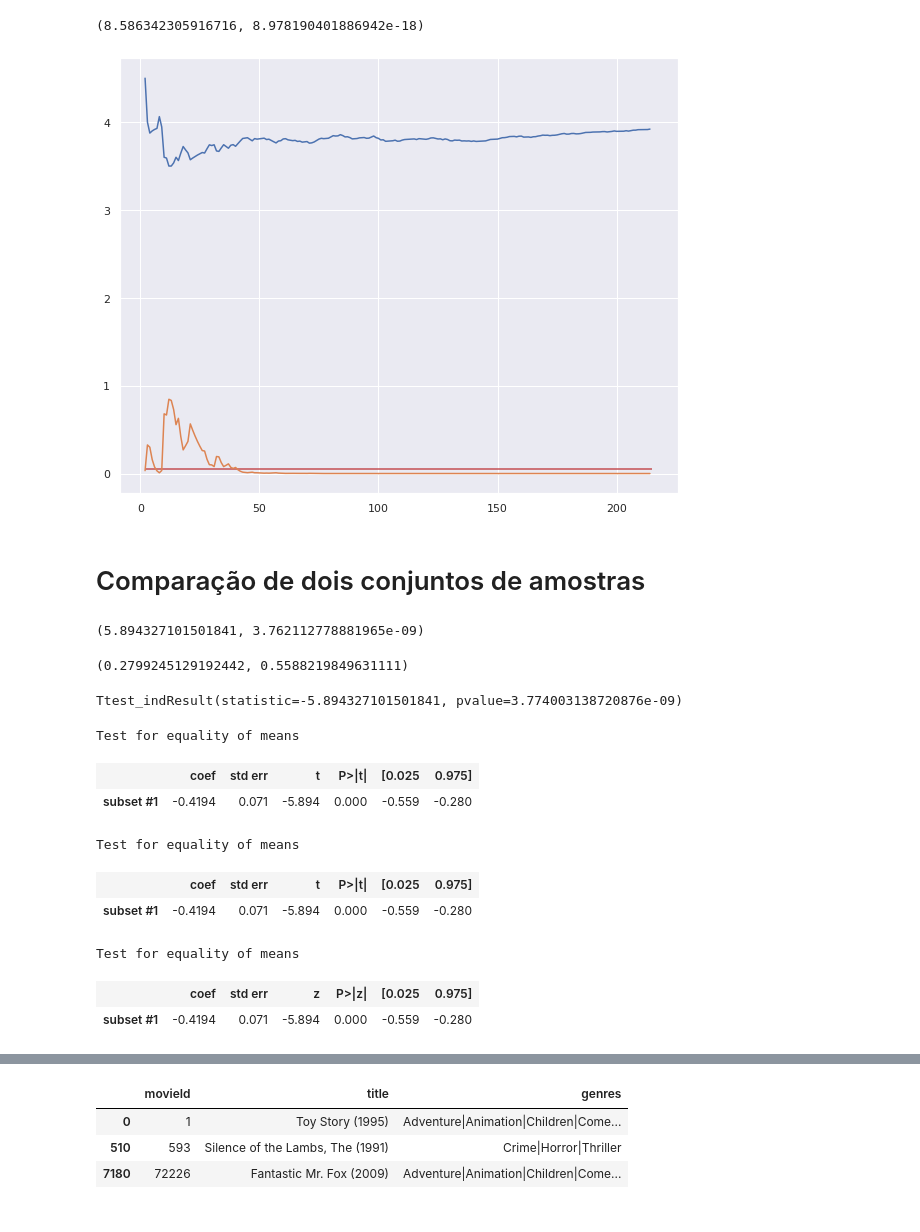
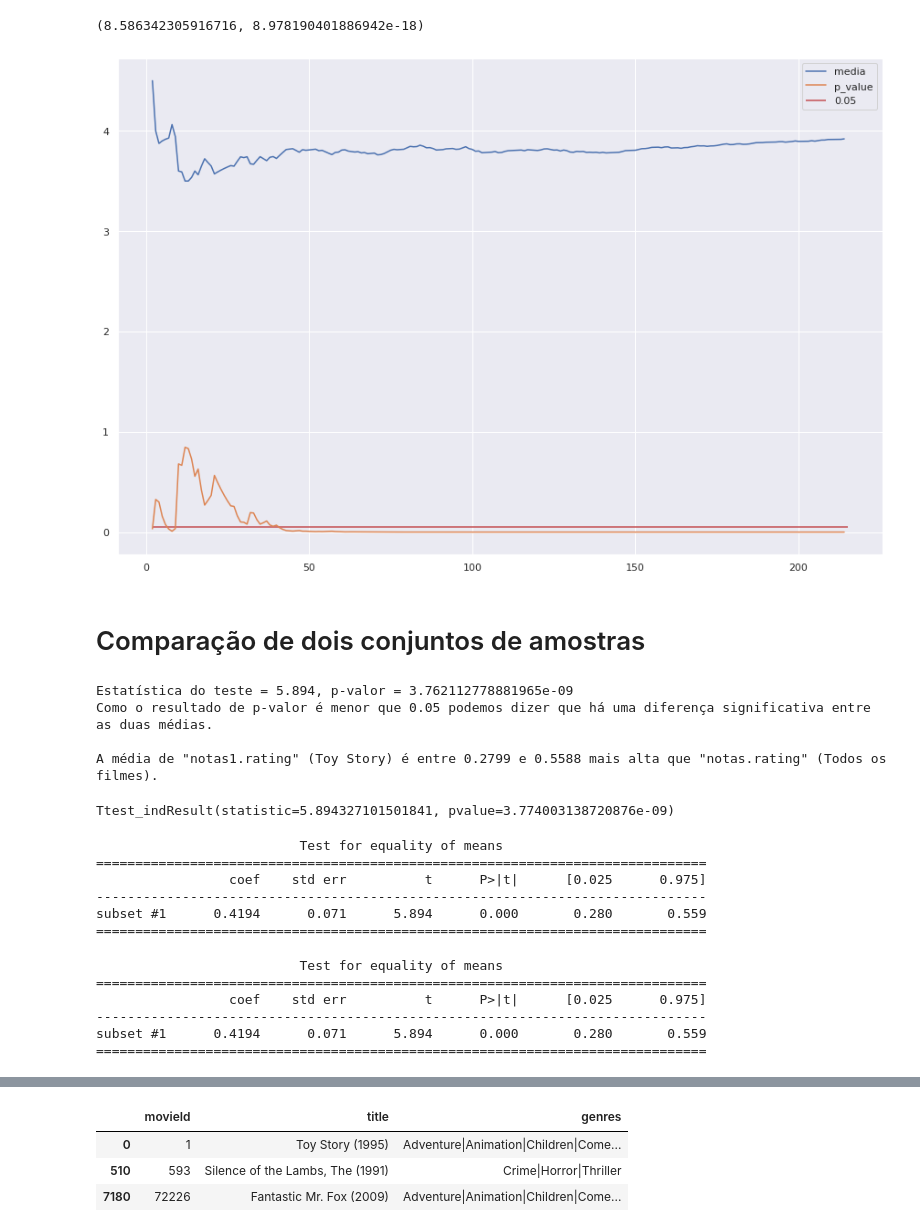
Before and after one commit to Daniel-ASG/Course_Classes, a Jupyter notebook: data_science_introducao_a_testes_estatisticos_com_python.ipynb, the cells around one changed output, grey strips where cells are left out. Saved outputs shown, nothing was run; the diff lists cells and outputs as text; code cells hidden in the pictures.

```diff
--- a/data_science_introducao_a_testes_estatisticos_com_python.ipynb
+++ b/data_science_introducao_a_testes_estatisticos_com_python.ipynb
@@ -353,52 +382,59 @@ ztest(notas1.rating, value=nota_media_dos_filmes_com_pelo_menos_10_votos.mean())
 # %%
 np.random.seed(75241)
 temp = notas1.sample(frac=1).rating
 
 def calcula_teste(i):
     media = temp[0:i].mean()
     stat, p_value = ztest(temp[0:i], value=nota_media_dos_filmes_com_pelo_menos_10_votos.mean())
     return (i, media, p_value)
 
 valores = np.array([calcula_teste(i) for i in range(2, len(temp))])
 
-plt.figure(figsize=(10, 8))
-plt.plot(valores[:,0], valores[:,1])
-plt.plot(valores[:,0], valores[:,2])
-plt.hlines(y=0.05, xmin=2, xmax=len(temp), colors='r');
+plt.figure(figsize=(15, 10))
+plt.plot(valores[:,0], valores[:,1], label='media')
+plt.plot(valores[:,0], valores[:,2], label='p_value')
+plt.hlines(y=0.05, xmin=2, xmax=len(temp), colors='r', label='0.05')
+plt.legend();
 # %% [output]
-[figure, old version]
+[figure, new version]
 # %% [markdown]
 # Comparação de dois conjuntos de amostras
-# %%
-print(ztest(notas1.rating, notas.rating))
-zconfint(notas1.rating, notas.rating)
-# %% [output]
-(5.894327101501841, 3.762112778881965e-09)
-(0.2799245129192442, 0.5588219849631111)
+# %%
+stat_test, p_valor = ztest(notas1.rating, notas.rating)
+print(f'Estatística do teste = {stat_test:.3f}, p-valor = {p_valor}')
+print(f'Como o resultado de p-valor é menor que 0.05 podemos dizer que há uma diferença significativa entre as duas médias.\n')
+
+int_confianca = zconfint(notas1.rating, notas.rating)
+print(f'A média de "notas1.rating" (Toy Story) é entre {int_confianca[0].round(4)} e {int_confianca[1].round(4)} mais alta que "notas.rating" (Todos os filmes).')
+# %% [output]
+Estatística do teste = 5.894, p-valor = 3.762112778881965e-09
+Como o resultado de p-valor é menor que 0.05 podemos dizer que há uma diferença significativa entre as duas médias.
+
+A média de "notas1.rating" (Toy Story) é entre 0.2799 e 0.5588 mais alta que "notas.rating" (Todos os filmes).
 # %%
 from scipy.stats import ttest_ind
 
-ttest_ind(notas.rating, notas1.rating)
+ttest_ind(notas1.rating, notas.rating)
 # %% [output]
-Ttest_indResult(statistic=-5.894327101501841, pvalue=3.774003138720876e-09)
+Ttest_indResult(statistic=5.894327101501841, pvalue=3.774003138720876e-09)
 # %%
 descr_todas_as_notas = DescrStatsW(notas.rating)
 descr_toystory = DescrStatsW(notas1.rating)
-comparacao = descr_todas_as_notas.get_compare(descr_toystory)
-comparacao.summary()
+comparacao = descr_toystory.get_compare(descr_todas_as_notas)
+print(comparacao.summary()) # use_t=False -> z_test
 # %% [output]
-Test for equality of means
+                          Test for equality of means
+==============================================================================
+                 coef    std err          t      P>|t|      [0.025      0.975]
+------------------------------------------------------------------------------
+subset #1      0.4194      0.071      5.894      0.000       0.280       0.559
+==============================================================================
-|  | coef | std err | t | P>|t| | [0.025 | 0.975] |
-| subset #1 | -0.4194 | 0.071 | -5.894 | 0.000 | -0.559 | -0.280 |
 # %%
-comparacao.summary(use_t=True) # t_test
+print(comparacao.summary(use_t=True)) # t_test
 # %% [output]
-Test for equality of means
+                          Test for equality of means
+==============================================================================
+                 coef    std err          t      P>|t|      [0.025      0.975]
+------------------------------------------------------------------------------
+subset #1      0.4194      0.071      5.894      0.000       0.280       0.559
+==============================================================================
-|  | coef | std err | t | P>|t| | [0.025 | 0.975] |
-| subset #1 | -0.4194 | 0.071 | -5.894 | 0.000 | -0.559 | -0.280 |
-# %%
-comparacao.summary(use_t=False) # z_test
-# %% [output]
-Test for equality of means
-|  | coef | std err | z | P>|z| | [0.025 | 0.975] |
-| subset #1 | -0.4194 | 0.071 | -5.894 | 0.000 | -0.559 | -0.280 |
```
Also changed, not shown: parts of 22 cells of this notebook.
